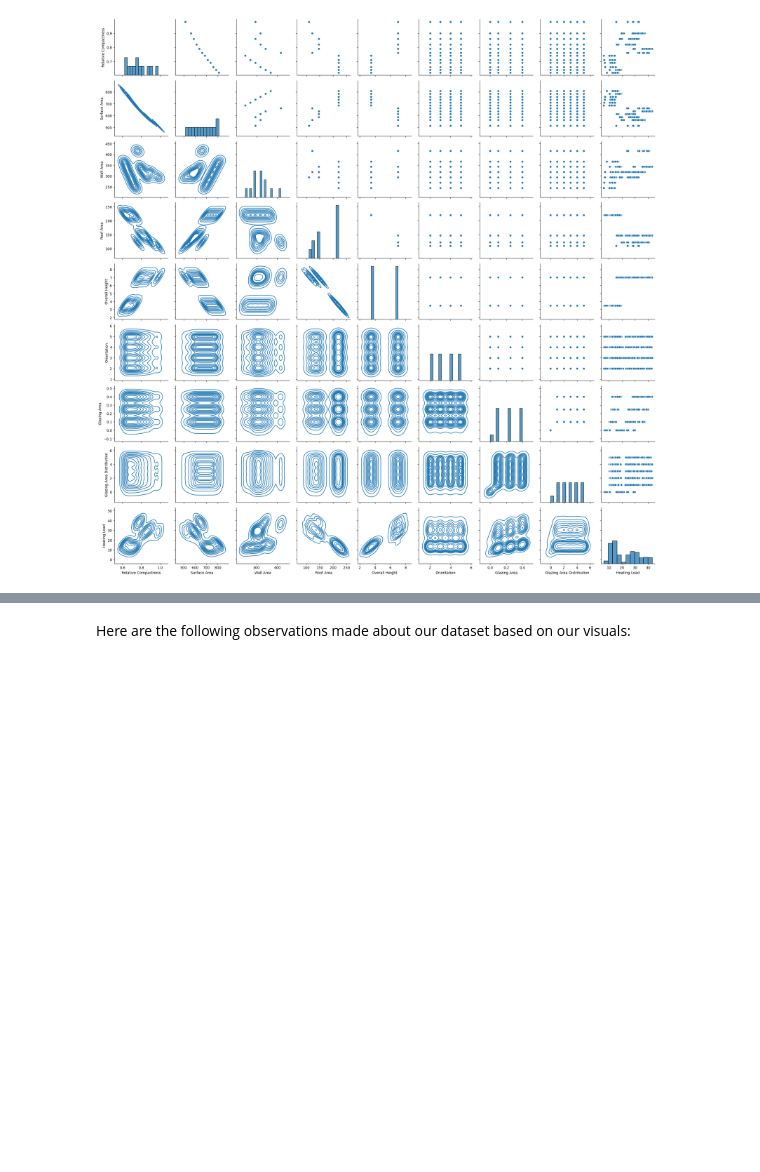
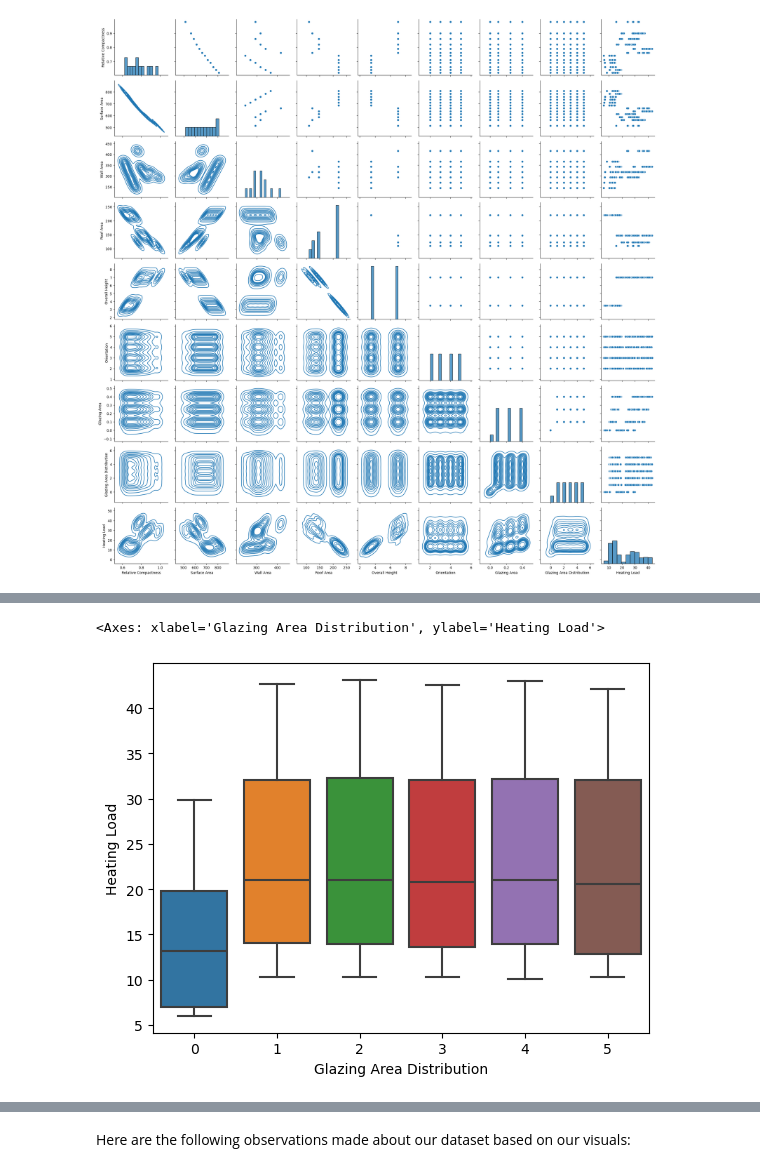
Before and after one commit to ufomaok/energy_efficiency, a Jupyter notebook: notebooks/Exploration.ipynb, the cells around one changed output, grey strips where cells are left out. Drawn from its saved outputs; the diff is of its cells as text; code cells hidden in the pictures; blank space fills up the shorter version.

```diff
--- a/notebooks/Exploration.ipynb
+++ b/notebooks/Exploration.ipynb
@@ -213,0 +206,5 @@ Markdown("<span style='font-size:18pt'>Exploratory Data Analysis Observations")
+# %%
+sns.boxplot(data = df, x = 'Glazing Area Distribution', y = "Heating Load")
+# %% [output]
+<Axes: xlabel='Glazing Area Distribution', ylabel='Heating Load'>
+[figure, added]
```
Also changed, not shown: parts of 32 cells of this notebook.
